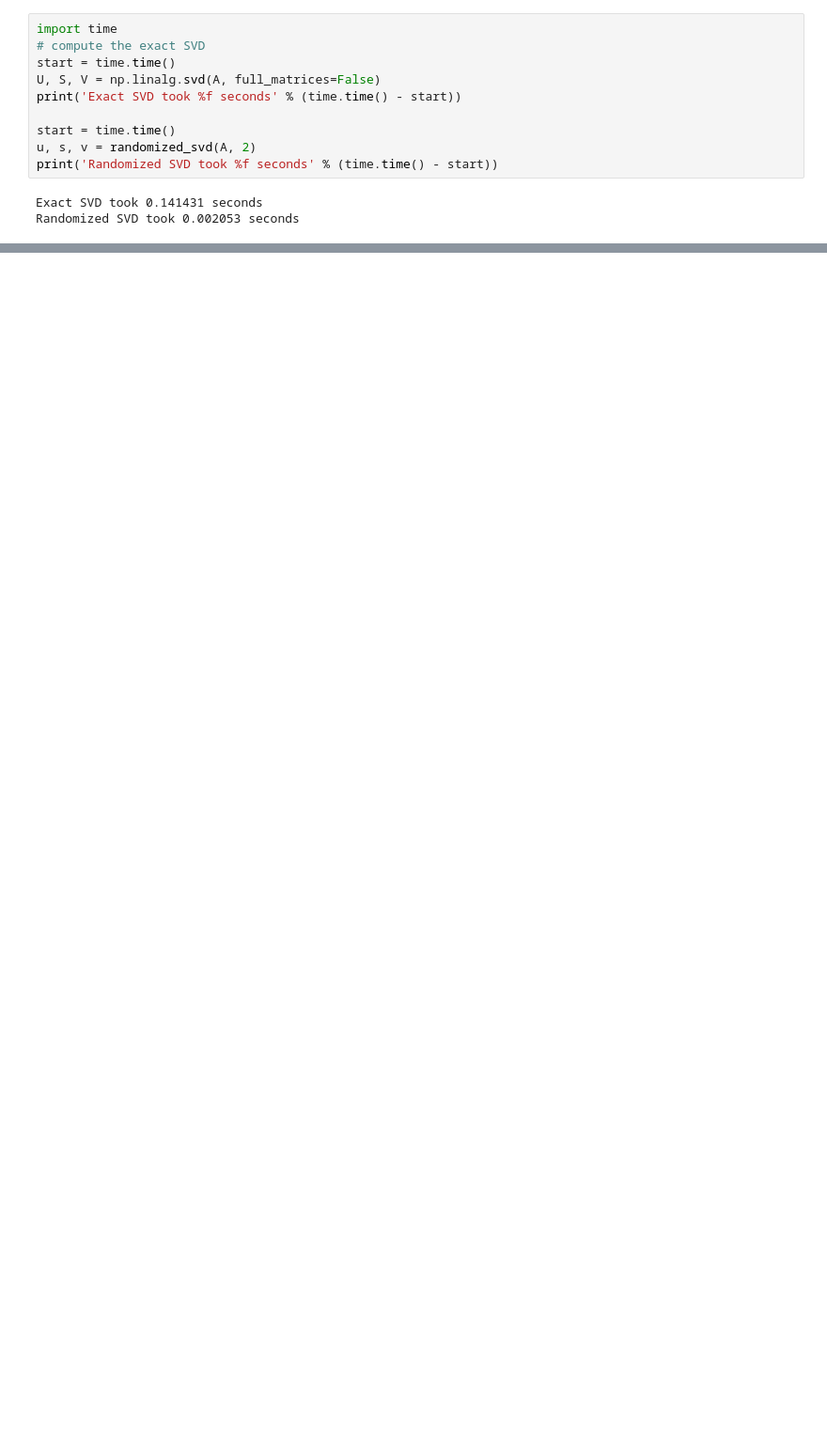
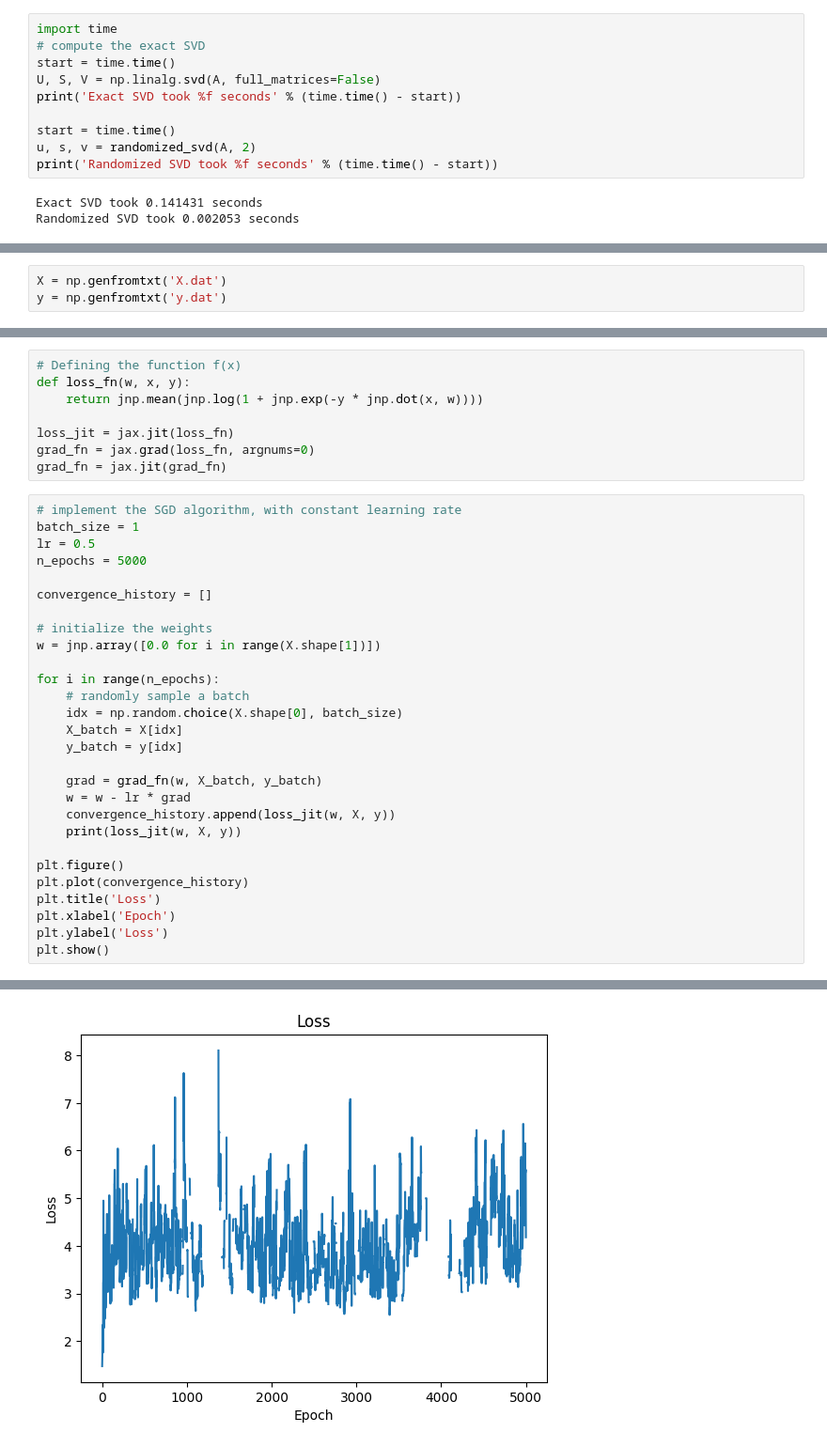
Before and after one commit to biromiro/polimi-naml, a Jupyter notebook: exams/exam200123/sol.ipynb, the cells around one changed output, grey strips where cells are left out. Shown: that part at 94% size. Cells and saved outputs as stored; diff of their text form; blank space fills up the shorter version.

```diff
--- a/exams/exam200123/sol.ipynb
+++ b/exams/exam200123/sol.ipynb
@@ -151,0 +159,3 @@ Randomized SVD took 0.002053 seconds
+# %%
+X = np.genfromtxt('X.dat')
+y = np.genfromtxt('y.dat')
@@ -151,0 +166,37 @@ Randomized SVD took 0.002053 seconds
+# %%
+# Defining the function f(x)
+def loss_fn(w, x, y):
+    return jnp.mean(jnp.log(1 + jnp.exp(-y * jnp.dot(x, w))))
+
+loss_jit = jax.jit(loss_fn)
+grad_fn = jax.grad(loss_fn, argnums=0)
+grad_fn = jax.jit(grad_fn)
+# %%
+# implement the SGD algorithm, with constant learning rate
+batch_size = 1
+lr = 0.5
+n_epochs = 5000
+
+convergence_history = []
+
+# initialize the weights
+w = jnp.array([0.0 for i in range(X.shape[1])])
+
+for i in range(n_epochs):
+    # randomly sample a batch
+    idx = np.random.choice(X.shape[0], batch_size)
+    X_batch = X[idx]
+    y_batch = y[idx]
+
+    grad = grad_fn(w, X_batch, y_batch)
+    w = w - lr * grad
+    convergence_history.append(loss_jit(w, X, y))
+    print(loss_jit(w, X, y))
+
+plt.figure()
+plt.plot(convergence_history)
+plt.title('Loss')
+plt.xlabel('Epoch')
+plt.ylabel('Loss')
+plt.show()
+# %% [output]
@@ -151,0 +220 @@ Randomized SVD took 0.002053 seconds
+[figure, added]
```
Also changed, not shown: parts of 5 cells of this notebook, 11 other files.
